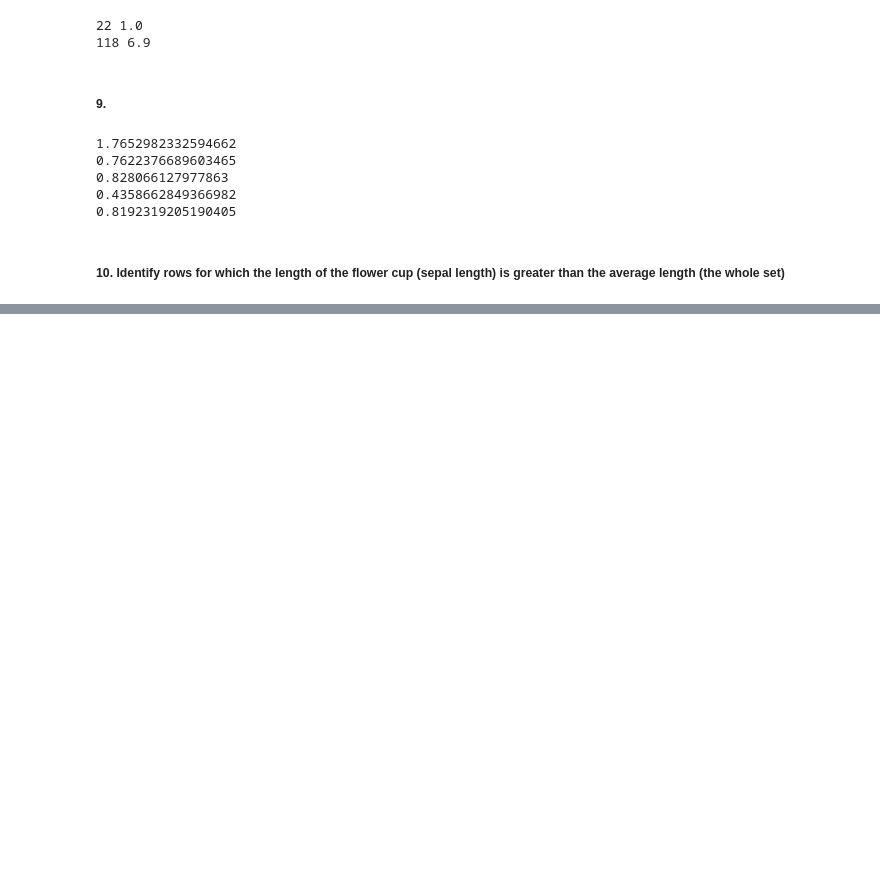
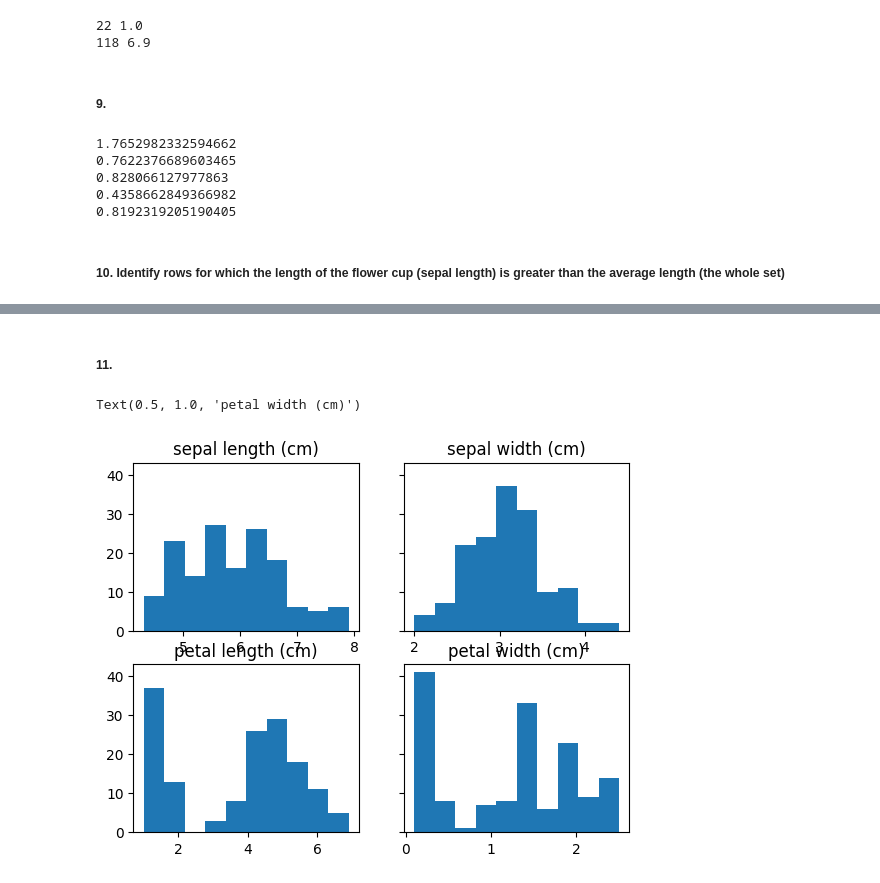
Before and after one commit to jrosa02/ML-2024S, a Jupyter notebook: lab1/lab1.ipynb, the cells around one changed output, grey strips where cells are left out. Drawn from its saved outputs; the diff is of its cells as text; code cells hidden in the pictures; blank space fills up the shorter version.

```diff
--- a/lab1/lab1.ipynb
+++ b/lab1/lab1.ipynb
@@ -152,0 +159,19 @@ KeyError: 'sepal_length'
+# %% [markdown]
+##### 11.
+# %%
+f, axes = plt.subplots(2, 2, sharey=True)
+
+axes[0, 0].hist(iris["sepal length (cm)"])
+axes[0, 0].set_title("sepal length (cm)")
+
+axes[0, 1].hist(iris["sepal width (cm)"])
+axes[0, 1].set_title("sepal width (cm)")
+
+axes[1, 0].hist(iris["petal length (cm)"])
+axes[1, 0].set_title("petal length (cm)")
+
+axes[1, 1].hist(iris["petal width (cm)"])
+axes[1, 1].set_title("petal width (cm)")
+# %% [output]
+Text(0.5, 1.0, 'petal width (cm)')
+[figure, added]
```
Also changed, not shown: parts of 2 cells of this notebook.
